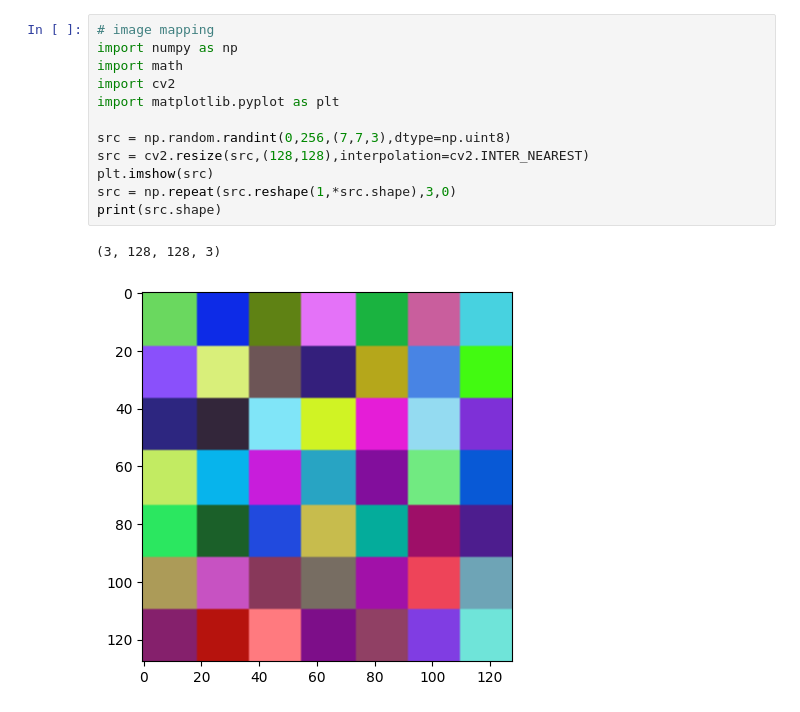
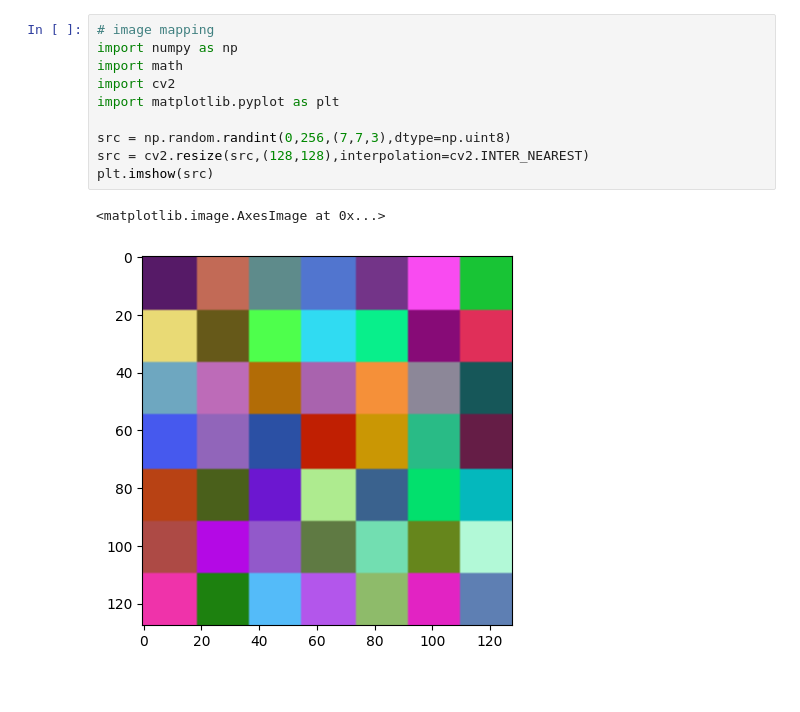
Before and after one commit to luanakwon/fovperi, a Jupyter notebook: fov/fovperi.ipynb, the cells around one changed output. Saved outputs shown, nothing was run; the diff lists cells and outputs as text.

```diff
--- a/fov/fovperi.ipynb
+++ b/fov/fovperi.ipynb
@@ -1,16 +1,14 @@
 # %%
 # image mapping
 import numpy as np
 import math
 import cv2
 import matplotlib.pyplot as plt
 
 src = np.random.randint(0,256,(7,7,3),dtype=np.uint8)
 src = cv2.resize(src,(128,128),interpolation=cv2.INTER_NEAREST)
 plt.imshow(src)
-src = np.repeat(src.reshape(1,*src.shape),3,0)
-print(src.shape)
 # %% [output]
-(3, 128, 128, 3)
+<matplotlib.image.AxesImage at 0x...>
-[figure, old version]
+[figure, new version]
 # %%
```
Also changed, not shown: parts of 6 cells of this notebook.
